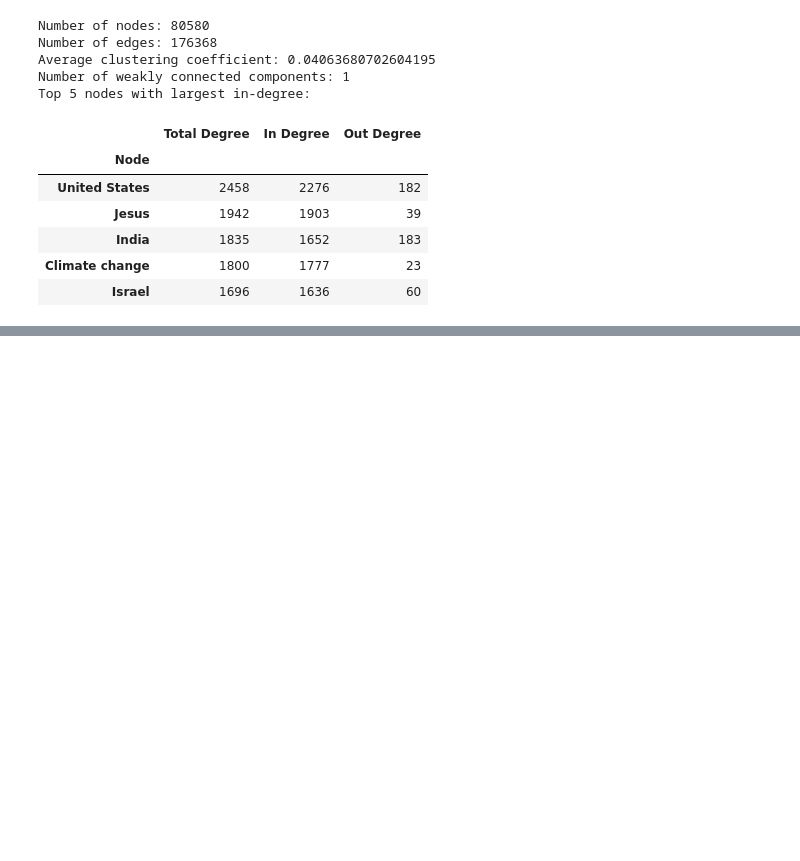
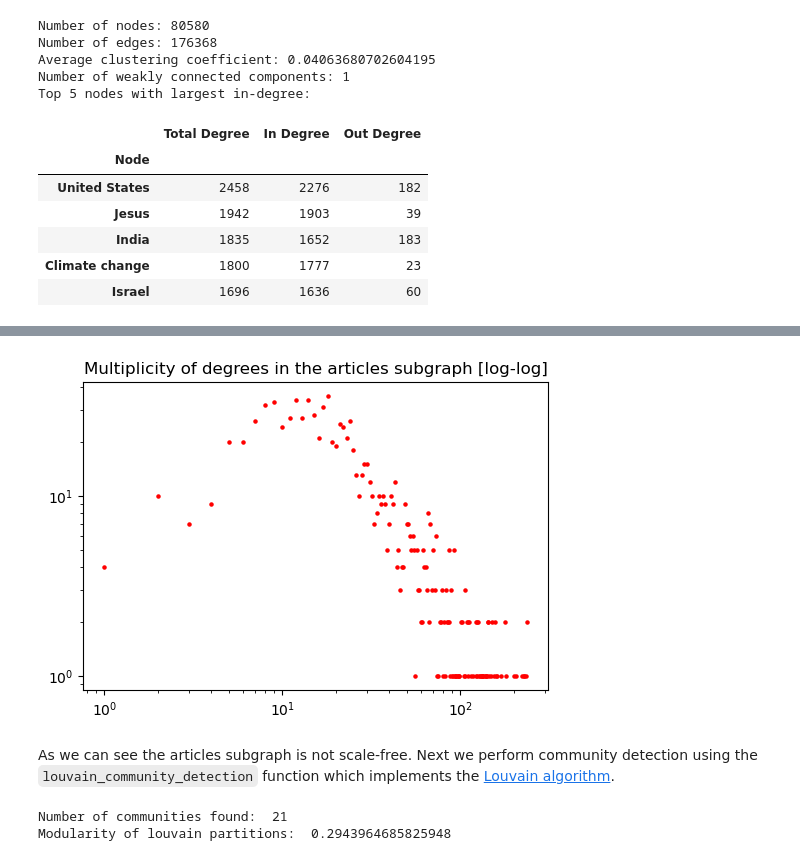
Before and after one commit to andste97/socialgraphs2023f-project, a Jupyter notebook: project/explainer_notebook.ipynb, the cells around one changed output, grey strips where cells are left out. Cells and saved outputs as stored; diff of their text form; code cells hidden in the pictures; blank space fills up the shorter version.

```diff
--- a/project/explainer_notebook.ipynb
+++ b/project/explainer_notebook.ipynb
@@ -60,23 +86,2 @@ Degree distirbution explanations. The resulting network is scale free.
 # %%
 # Plotting degree distributions
-# %%
-graph_u = graph.to_undirected()
-
-# filter for user names and article titles in the graph
-nodes_by_class = dict(graph.nodes(data="page_class"))
-user_names = [node for node in nodes_by_class if nodes_by_class[node] == "user"]
-article_titles = [node for node in nodes_by_class if nodes_by_class[node] == "article"]
-
-users_graph = graph_u.subgraph(user_names)
-articles_graph = graph_u.subgraph(article_titles)
-print(f"Number of article pages: {articles_graph.number_of_nodes()}")
-print(f"Connections between article pages: {articles_graph.number_of_edges()}")
-print(f"Connections between user pages: {users_graph.number_of_edges()}")
-
-# returns true if the edge with endpoints u and v is between an article and a user node
-def isDifferentClass(graph, u, v):
-    ua = graph.nodes[u]["page_class"] == "user" and graph.nodes[v]["page_class"] == "article"
-    au = graph.nodes[u]["page_class"] == "article" and graph.nodes[v]["page_class"] == "user"
-    return ua or au
-
-print(f"Connections between users and articles: {len([(u,v) for (u, v) in graph_u.edges() if isDifferentClass(graph_u, u, v)])}")
@@ -397,0 +92,12 @@ plt.show()
+# %%
+article_references = pd.DataFrame(articles_graph.in_degree, columns=["Node", "In Degree"]).set_index("Node")
+article_references["Out Degree"] = pd.Series(dict(articles_graph.out_degree).values(), index=dict(articles_graph.out_degree).keys())
+article_references["Total Degree"] = pd.Series(dict(articles_graph.degree).values(), index=dict(articles_graph.degree).keys())
+print("Properties of the articles subgraph:")
+print(f"Number of nodes: {articles_graph.number_of_nodes()}")
+print(f"Number of edges: {articles_graph.number_of_edges()}")
+print(f"Average clustering coefficient: {nx.average_clustering(articles_graph)}")
+print("Top 5 articles by in-degree:")
+print(article_references.sort_values("In Degree", ascending=False).head(5))
+print("Top 5 articles by out-degree:")
+print(article_references.sort_values("Out Degree", ascending=False).head(5))
@@ -397,0 +125,12 @@ plt.show()
+# %%
+fig, ax = plt.subplots(figsize=(6, 4))
+degree_counts = article_references["Total Degree"].value_counts()
+ax.scatter(degree_counts.index, degree_counts.values, s=5, label='Data', color="red")
+ax.set_yscale('log')
+ax.set_xscale('log')
+ax.set_title('Multiplicity of degrees in the articles subgraph [log-log]')
+plt.show()
+# %% [output]
+[figure, added]
+# %% [markdown]
+As we can see the articles subgraph is not scale-free. Next we perform community detection using the `louvain_community_detection` function which implements the [Louvain algorithm](https://sites.google.com/site/findcommunities/).
@@ -397,0 +145,5 @@ plt.show()
+# %%
+louvain_partition = louvain_community_detection(articles_graph)
+# %% [output]
+Number of communities found:  21
+Modularity of louvain partitions:  0.2943964685825948
```
Also changed, not shown: parts of 53 cells of this notebook.
